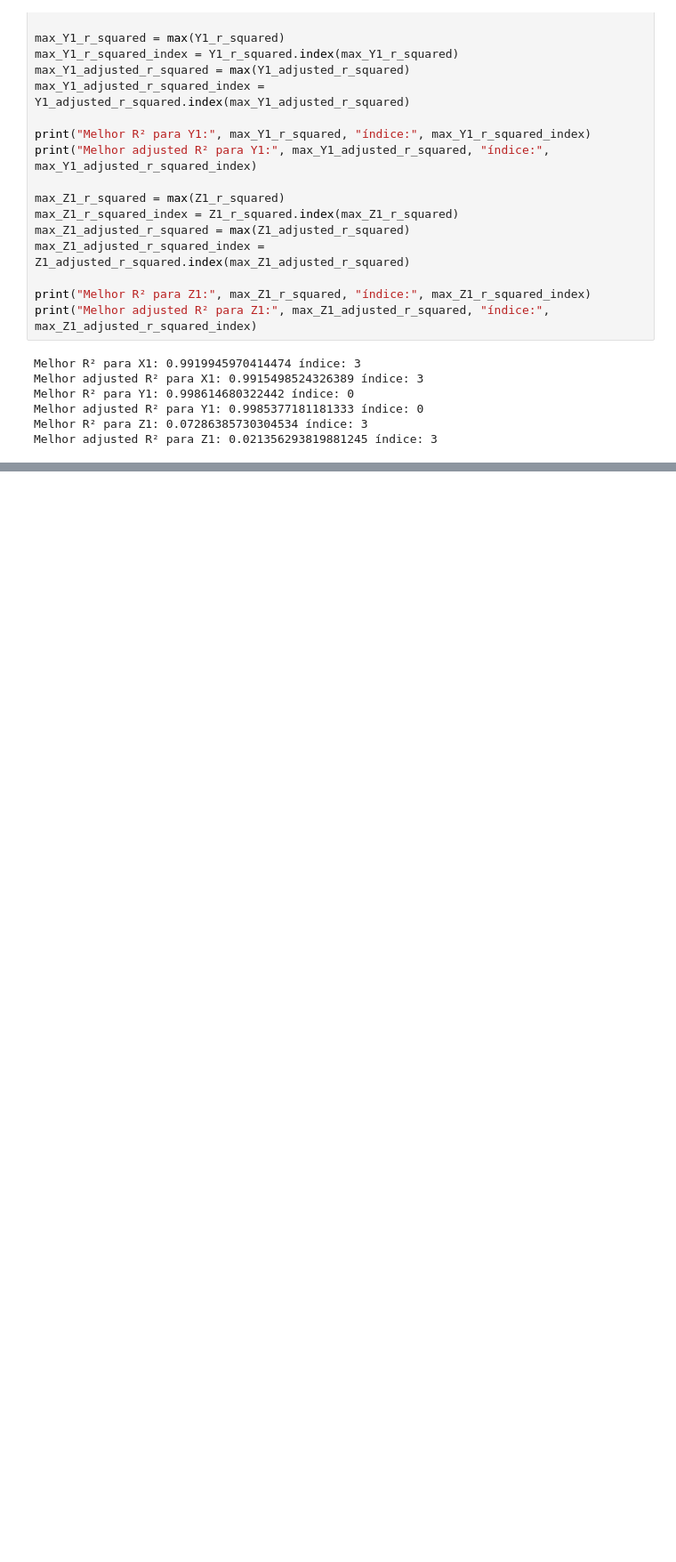
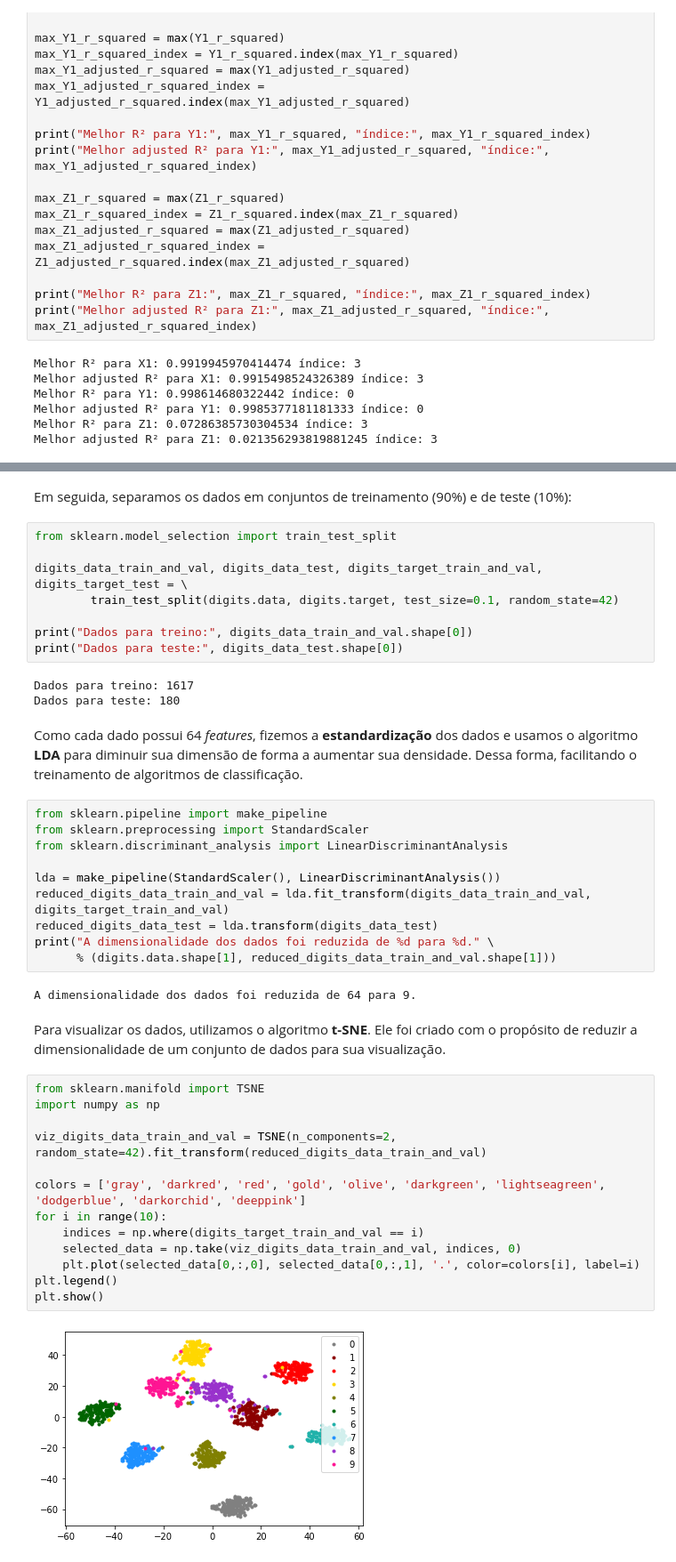
Before and after one commit to natanbcpc/supervised-learning, a Jupyter notebook: Project 2.ipynb, the cells around one changed output, grey strips where cells are left out. Shown: that part at 89% size. Saved outputs shown, nothing was run; the diff lists cells and outputs as text; blank space fills up the shorter version.

```diff
--- a/Project 2.ipynb
+++ b/Project 2.ipynb
@@ -437,0 +469,44 @@ Melhor adjusted R² para Z1: 0.021356293819881245 índice: 3
+# %% [markdown]
+Em seguida, separamos os dados em conjuntos de treinamento (90%) e de teste (10%):
+# %%
+from sklearn.model_selection import train_test_split
+
+digits_data_train_and_val, digits_data_test, digits_target_train_and_val, digits_target_test = \
+        train_test_split(digits.data, digits.target, test_size=0.1, random_state=42)
+
+print("Dados para treino:", digits_data_train_and_val.shape[0])
+print("Dados para teste:", digits_data_test.shape[0])
+# %% [output]
+Dados para treino: 1617
+Dados para teste: 180
+# %% [markdown]
+Como cada dado possui 64 *features*, fizemos a **estandardização** dos dados e usamos o algoritmo **LDA** para diminuir sua dimensão de forma a aumentar sua densidade. Dessa forma, facilitando o treinamento de algoritmos de classificação.
+# %%
+from sklearn.pipeline import make_pipeline
+from sklearn.preprocessing import StandardScaler
+from sklearn.discriminant_analysis import LinearDiscriminantAnalysis
+
+lda = make_pipeline(StandardScaler(), LinearDiscriminantAnalysis())
+reduced_digits_data_train_and_val = lda.fit_transform(digits_data_train_and_val, digits_target_train_and_val)
+reduced_digits_data_test = lda.transform(digits_data_test)
+print("A dimensionalidade dos dados foi reduzida de %d para %d." \
+      % (digits.data.shape[1], reduced_digits_data_train_and_val.shape[1]))
+# %% [output]
+A dimensionalidade dos dados foi reduzida de 64 para 9.
+# %% [markdown]
+Para visualizar os dados, utilizamos o algoritmo **t-SNE**. Ele foi criado com o propósito de reduzir a dimensionalidade de um conjunto de dados para sua visualização.
+# %%
+from sklearn.manifold import TSNE
+import numpy as np
+
+viz_digits_data_train_and_val = TSNE(n_components=2, random_state=42).fit_transform(reduced_digits_data_train_and_val)
+
+colors = ['gray', 'darkred', 'red', 'gold', 'olive', 'darkgreen', 'lightseagreen', 'dodgerblue', 'darkorchid', 'deeppink']
+for i in range(10):
+    indices = np.where(digits_target_train_and_val == i)
+    selected_data = np.take(viz_digits_data_train_and_val, indices, 0)
+    plt.plot(selected_data[0,:,0], selected_data[0,:,1], '.', color=colors[i], label=i)
+plt.legend()
+plt.show()
+# %% [output]
+[figure, added]
```
Also changed, not shown: parts of 17 cells of this notebook.
